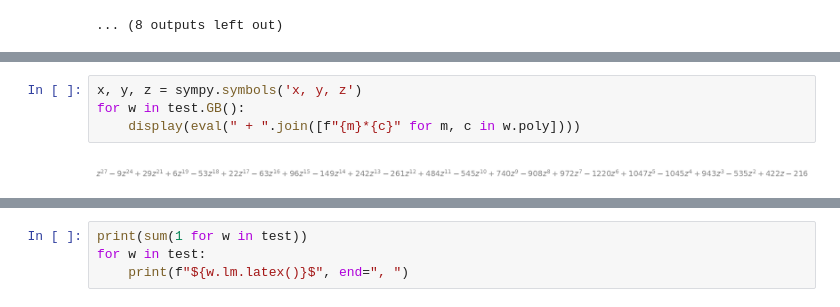
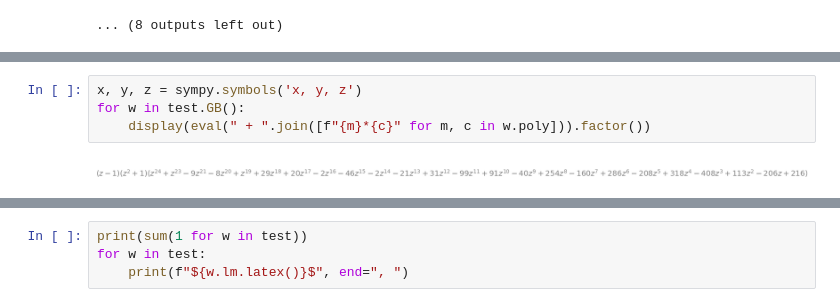
Before and after one commit to blinkovua/GInv, a Jupyter notebook: pyginv/poly.ipynb, the cells around one changed output, grey strips where cells are left out. Saved outputs shown, nothing was run; the diff lists cells and outputs as text.

```diff
--- a/pyginv/poly.ipynb
+++ b/pyginv/poly.ipynb
@@ -466,8 +465,8 @@ reduction: 512
 # %%
 x, y, z = sympy.symbols('x, y, z')
 for w in test.GB():
-    display(eval(" + ".join([f"{m}*{c}" for m, c in w.poly])))
+    display(eval(" + ".join([f"{m}*{c}" for m, c in w.poly])).factor())
 # %% [output]
-[figure, old version]
+[figure, new version]
 [figure]
 [figure]
```
Also changed, not shown: parts of 54 cells of this notebook, 18 other files.
